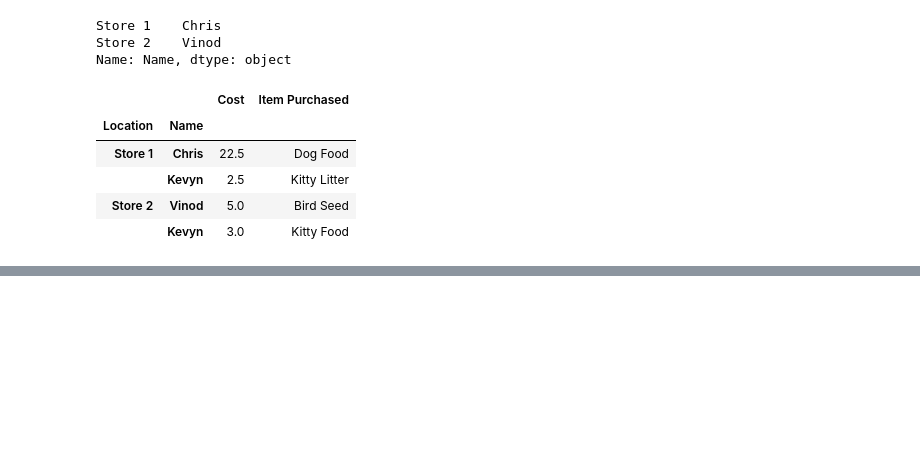
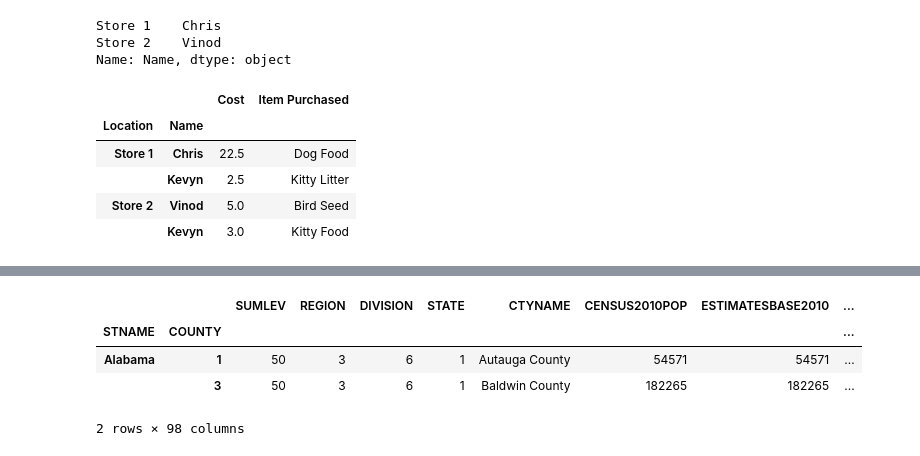
Before and after one commit to machine-learning-helpers/induction-python, a Jupyter notebook: courses/coursera/data-science-with-python/course-1-python-intro/Week 2.ipynb, the cells around one changed output, grey strips where cells are left out. Saved outputs shown, nothing was run; the diff lists cells and outputs as text; code cells hidden in the pictures; blank space fills up the shorter version.

```diff
--- a/courses/coursera/data-science-with-python/course-1-python-intro/Week 2.ipynb
+++ b/courses/coursera/data-science-with-python/course-1-python-intro/Week 2.ipynb
@@ -827,0 +901,9 @@ df.head()
+# %%
+census_df_by_state = df[df['SUMLEV'] == 50].set_index(['STNAME', 'COUNTY'])
+census_df_by_state.loc[[('Alabama', 1), ('Alabama', 3)]]
+# %% [output]
+|  |  | SUMLEV | REGION | DIVISION | STATE | CTYNAME | CENSUS2010POP | ESTIMATESBASE2010 | ... |
+| STNAME | COUNTY |  |  |  |  |  |  |  | ... |
+| Alabama | 1 | 50 | 3 | 6 | 1 | Autauga County | 54571 | 54571 | ... |
+|  | 3 | 50 | 3 | 6 | 1 | Baldwin County | 182265 | 182265 | ... |
+2 rows × 98 columns
```
Also changed, not shown: parts of 16 cells of this notebook.
